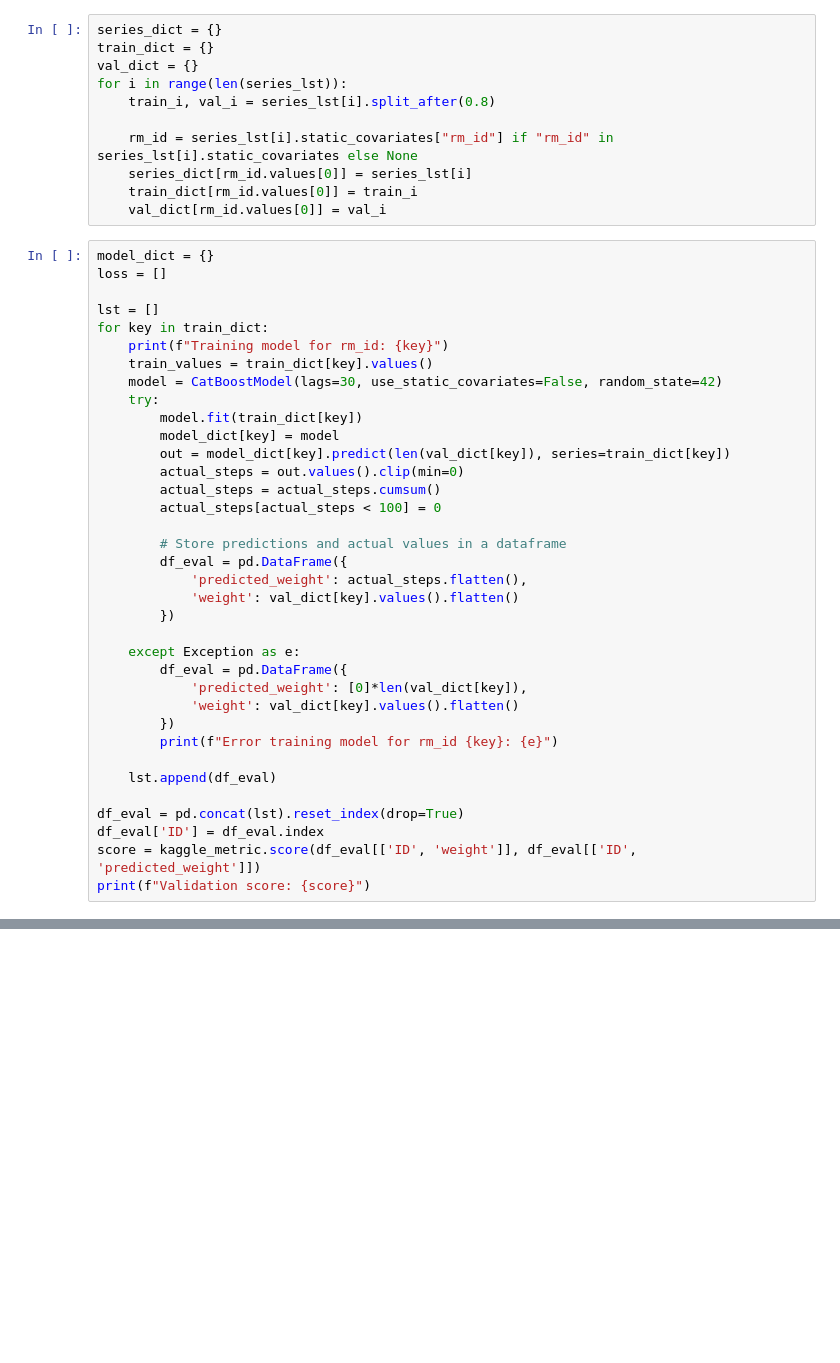
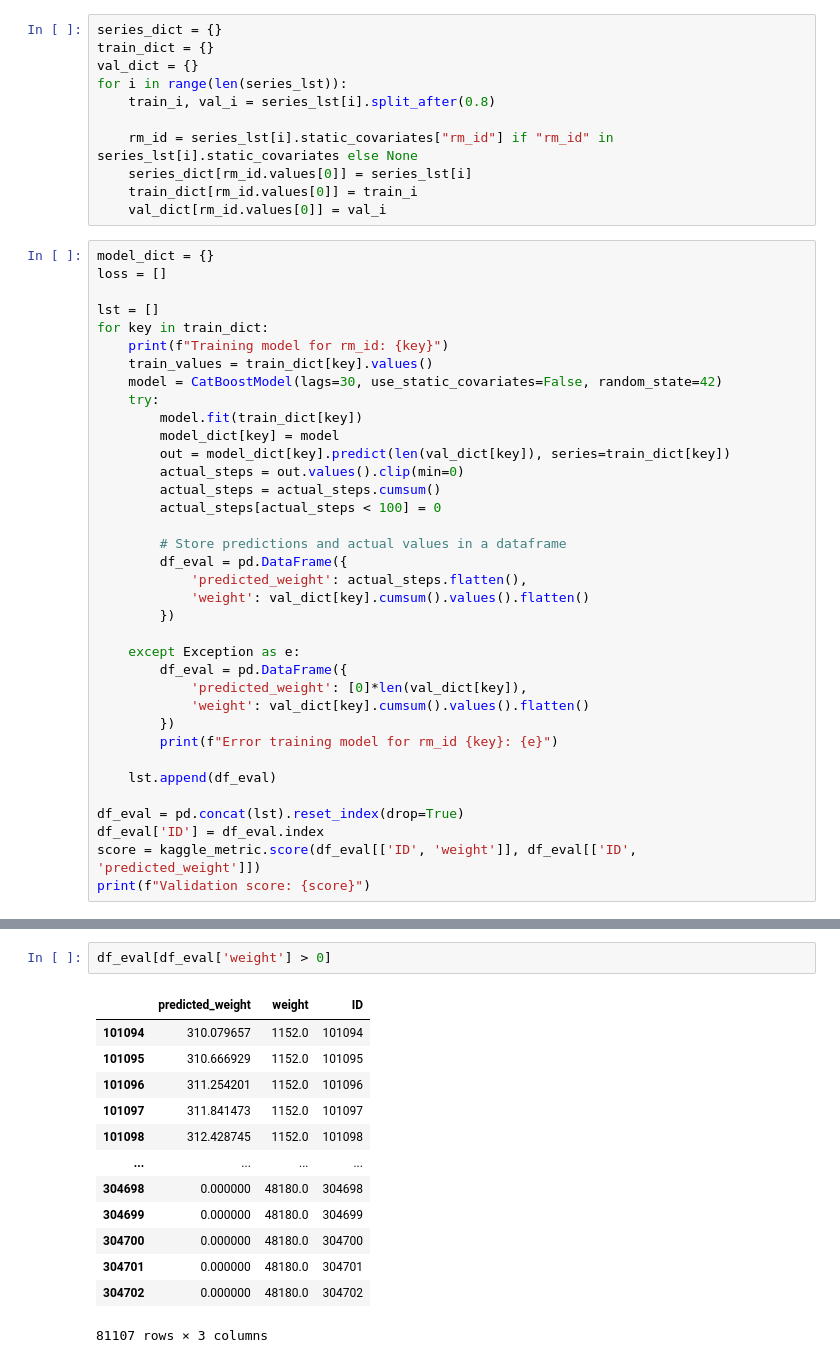
Before and after one commit to Rulienn/MachineLearningForcasting, a Jupyter notebook: darts_catboost.ipynb, the cells around one changed output, grey strips where cells are left out. Saved outputs shown, nothing was run; the diff lists cells and outputs as text; blank space fills up the shorter version.

Commit message:
fix: cumsum for validation series as well

```diff
--- a/darts_catboost.ipynb
+++ b/darts_catboost.ipynb
@@ -71,13 +71,13 @@ for key in train_dict:
         # Store predictions and actual values in a dataframe
         df_eval = pd.DataFrame({
             'predicted_weight': actual_steps.flatten(),
-            'weight': val_dict[key].values().flatten()
+            'weight': val_dict[key].cumsum().values().flatten()
         })
 
     except Exception as e:
         df_eval = pd.DataFrame({
             'predicted_weight': [0]*len(val_dict[key]),
-            'weight': val_dict[key].values().flatten()
+            'weight': val_dict[key].cumsum().values().flatten()
         })
         print(f"Error training model for rm_id {key}: {e}")
 
@@ -108 +108,17 @@ Validation score: 1070586.3530345403
+# %%
+df_eval[df_eval['weight'] > 0]
+# %% [output]
+|  | predicted_weight | weight | ID |
+| 101094 | 310.079657 | 1152.0 | 101094 |
+| 101095 | 310.666929 | 1152.0 | 101095 |
+| 101096 | 311.254201 | 1152.0 | 101096 |
+| 101097 | 311.841473 | 1152.0 | 101097 |
+| 101098 | 312.428745 | 1152.0 | 101098 |
+| ... | ... | ... | ... |
+| 304698 | 0.000000 | 48180.0 | 304698 |
+| 304699 | 0.000000 | 48180.0 | 304699 |
+| 304700 | 0.000000 | 48180.0 | 304700 |
+| 304701 | 0.000000 | 48180.0 | 304701 |
+| 304702 | 0.000000 | 48180.0 | 304702 |
+81107 rows × 3 columns
 # %%
```
Also changed, not shown: parts of 3 cells of this notebook, 1 other file.
